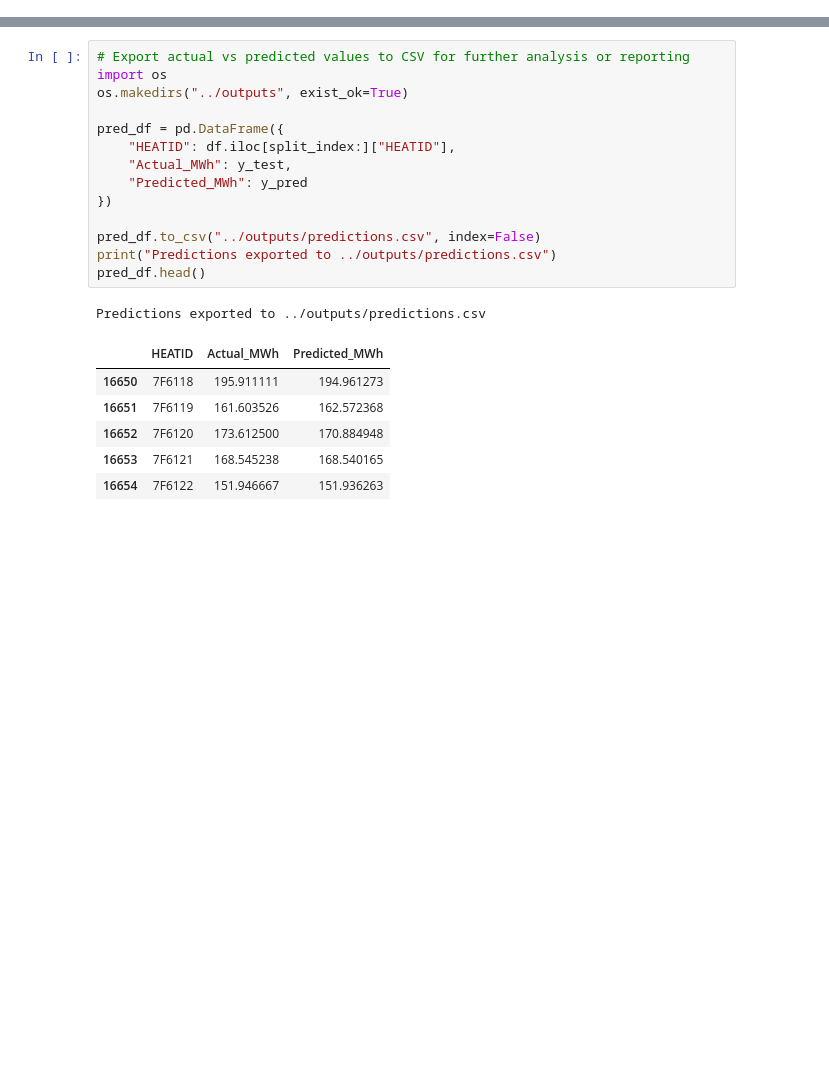
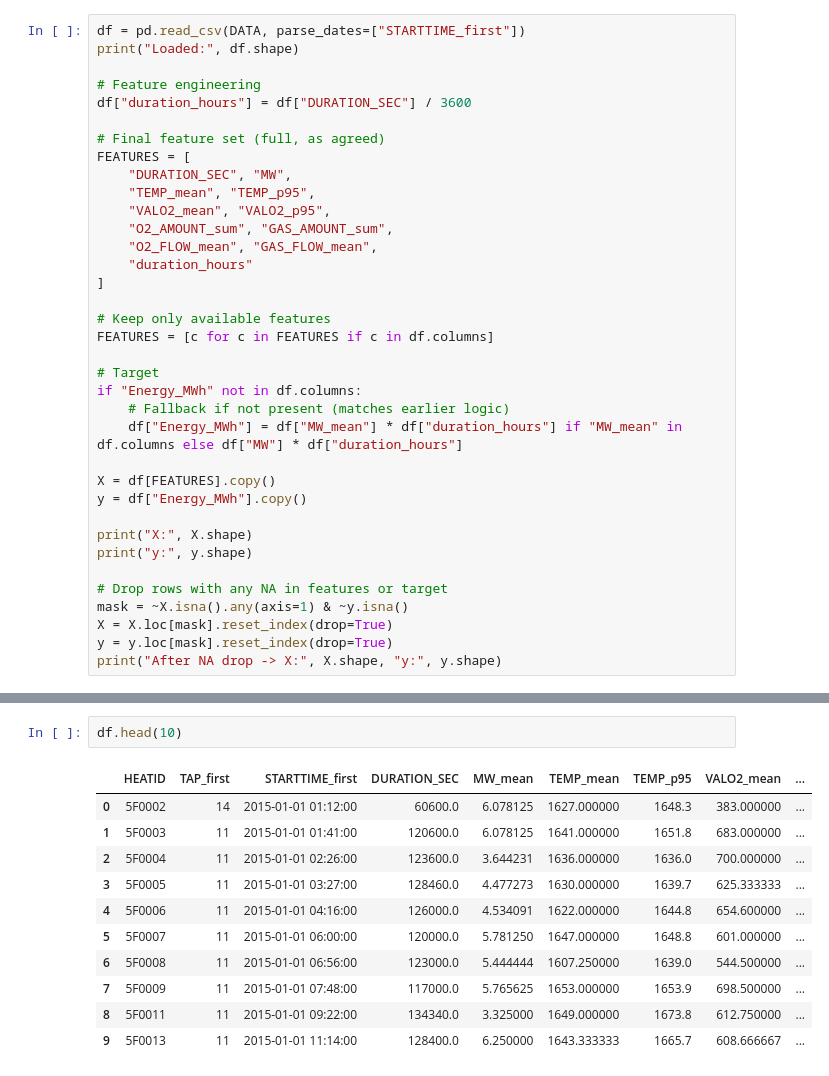
Before and after one commit to prajwal-kavishwar/steel_electric_arc_energy_prediction, a Jupyter notebook: notebooks/02_model_training.ipynb, the cells around one changed output, grey strips where cells are left out. Cells and saved outputs as stored; diff of their text form; blank space fills up the shorter version.

```diff
--- a/notebooks/02_model_training.ipynb
+++ b/notebooks/02_model_training.ipynb
@@ -73,0 +40,36 @@ y shape: (20813,)
+# %%
+df = pd.read_csv(DATA, parse_dates=["STARTTIME_first"])
+print("Loaded:", df.shape)
+
+# Feature engineering
+df["duration_hours"] = df["DURATION_SEC"] / 3600
+
+# Final feature set (full, as agreed)
+FEATURES = [
+    "DURATION_SEC", "MW",
+    "TEMP_mean", "TEMP_p95",
+    "VALO2_mean", "VALO2_p95",
+    "O2_AMOUNT_sum", "GAS_AMOUNT_sum",
+    "O2_FLOW_mean", "GAS_FLOW_mean",
+    "duration_hours"
+]
+
+# Keep only available features
+FEATURES = [c for c in FEATURES if c in df.columns]
+
+# Target
+if "Energy_MWh" not in df.columns:
+    # Fallback if not present (matches earlier logic)
+    df["Energy_MWh"] = df["MW_mean"] * df["duration_hours"] if "MW_mean" in df.columns else df["MW"] * df["duration_hours"]
+
+X = df[FEATURES].copy()
+y = df["Energy_MWh"].copy()
+
+print("X:", X.shape)
+print("y:", y.shape)
+
+# Drop rows with any NA in features or target
+mask = ~X.isna().any(axis=1) & ~y.isna()
+X = X.loc[mask].reset_index(drop=True)
+y = y.loc[mask].reset_index(drop=True)
+print("After NA drop -> X:", X.shape, "y:", y.shape)
@@ -182,22 +226,14 @@ plt.show()
-# %%
-# Export actual vs predicted values to CSV for further analysis or reporting
-import os
-os.makedirs("../outputs", exist_ok=True)
-
-pred_df = pd.DataFrame({
-    "HEATID": df.iloc[split_index:]["HEATID"],
-    "Actual_MWh": y_test,
-    "Predicted_MWh": y_pred
-})
-
-pred_df.to_csv("../outputs/predictions.csv", index=False)
-print("Predictions exported to ../outputs/predictions.csv")
-pred_df.head()
-# %% [output]
-Predictions exported to ../outputs/predictions.csv
-|  | HEATID | Actual_MWh | Predicted_MWh |
-| 16650 | 7F6118 | 195.911111 | 194.961273 |
-| 16651 | 7F6119 | 161.603526 | 162.572368 |
-| 16652 | 7F6120 | 173.612500 | 170.884948 |
-| 16653 | 7F6121 | 168.545238 | 168.540165 |
-| 16654 | 7F6122 | 151.946667 | 151.936263 |
+# %%
+df.head(10)
+# %% [output]
+|  | HEATID | TAP_first | STARTTIME_first | DURATION_SEC | MW_mean | TEMP_mean | TEMP_p95 | VALO2_mean | ... |
+| 0 | 5F0002 | 14 | 2015-01-01 01:12:00 | 60600.0 | 6.078125 | 1627.000000 | 1648.3 | 383.000000 | ... |
+| 1 | 5F0003 | 11 | 2015-01-01 01:41:00 | 120600.0 | 6.078125 | 1641.000000 | 1651.8 | 683.000000 | ... |
+| 2 | 5F0004 | 11 | 2015-01-01 02:26:00 | 123600.0 | 3.644231 | 1636.000000 | 1636.0 | 700.000000 | ... |
+| 3 | 5F0005 | 11 | 2015-01-01 03:27:00 | 128460.0 | 4.477273 | 1630.000000 | 1639.7 | 625.333333 | ... |
+| 4 | 5F0006 | 11 | 2015-01-01 04:16:00 | 126000.0 | 4.534091 | 1622.000000 | 1644.8 | 654.600000 | ... |
+| 5 | 5F0007 | 11 | 2015-01-01 06:00:00 | 120000.0 | 5.781250 | 1647.000000 | 1648.8 | 601.000000 | ... |
+| 6 | 5F0008 | 11 | 2015-01-01 06:56:00 | 123000.0 | 5.444444 | 1607.250000 | 1639.0 | 544.500000 | ... |
+| 7 | 5F0009 | 11 | 2015-01-01 07:48:00 | 117000.0 | 5.765625 | 1653.000000 | 1653.9 | 698.500000 | ... |
+| 8 | 5F0011 | 11 | 2015-01-01 09:22:00 | 134340.0 | 3.325000 | 1649.000000 | 1673.8 | 612.750000 | ... |
+| 9 | 5F0013 | 11 | 2015-01-01 11:14:00 | 128400.0 | 6.250000 | 1643.333333 | 1665.7 | 608.666667 | ... |
```
Also changed, not shown: parts of 21 cells of this notebook, 5 other files.
